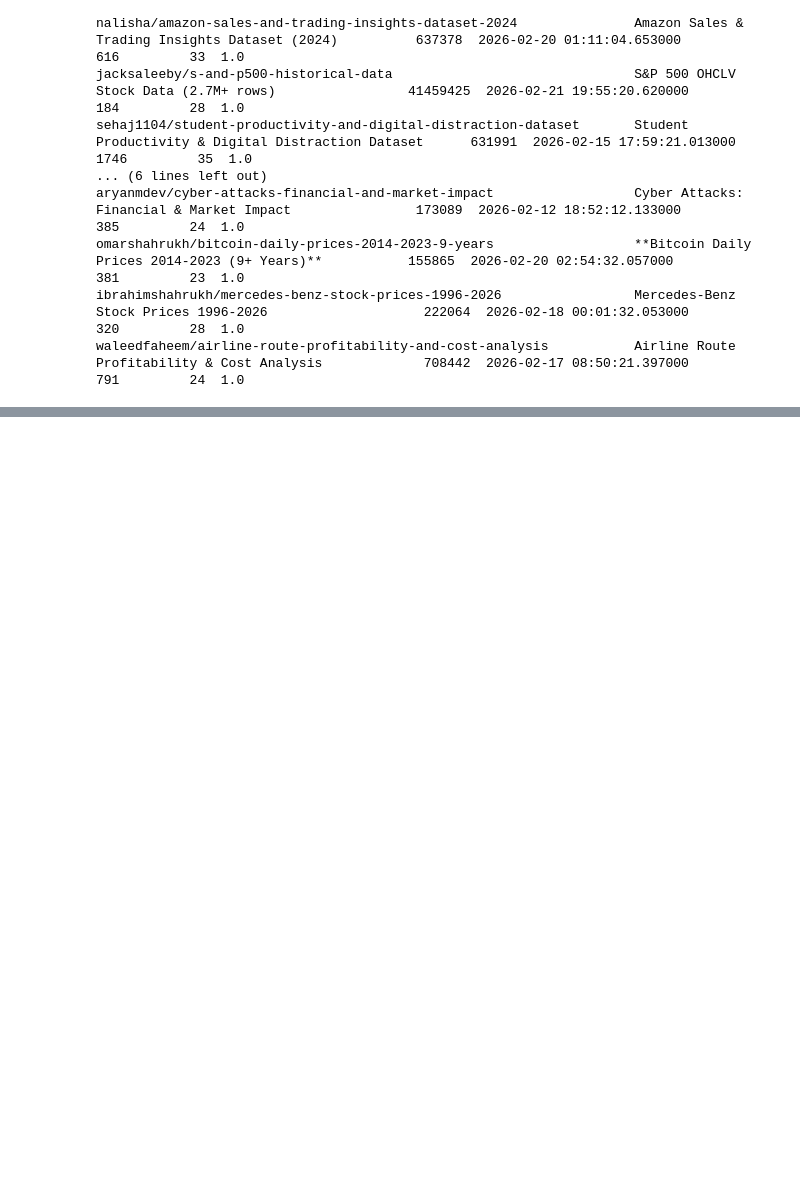
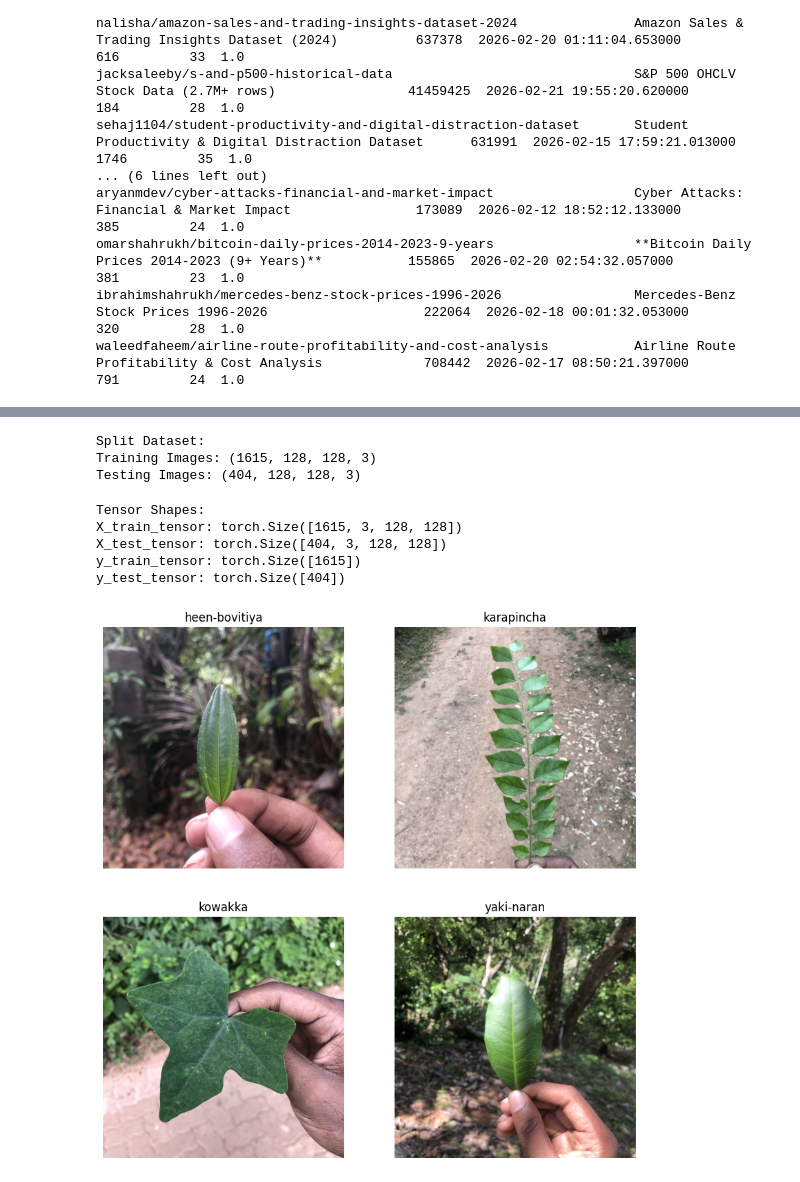
Before and after one commit to ChanikaKavindi/Identifying-Ayurvedic-Leaf-Classifier-, a Jupyter notebook: Implementation_01.ipynb, the cells around one changed output, grey strips where cells are left out. Saved outputs shown, nothing was run; the diff lists cells and outputs as text; code cells hidden in the pictures; blank space fills up the shorter version.

Commit message:
Image Preprocessing

```diff
--- a/Implementation_01.ipynb
+++ b/Implementation_01.ipynb
@@ -139,0 +162,3 @@ KAGGLE_JSON_PATH = "/content/drive/MyDrive/kaggle/kaggle.json"
+# %%
+class_names = sorted(os.listdir(data_path))
+print("Classes Found:", class_names)
@@ -139,0 +167,23 @@ KAGGLE_JSON_PATH = "/content/drive/MyDrive/kaggle/kaggle.json"
+# %%
+IMG_SIZE = 128  # Resize all images to 128x128
+
+images = []
+labels = []
+
+for label, class_name in enumerate(class_names):
+    class_folder = os.path.join(data_path, class_name)
+    for img_name in os.listdir(class_folder):
+        img_path = os.path.join(class_folder, img_name)
+        img = cv2.imread(img_path)
+        if img is not None:
+            img = cv2.resize(img, (IMG_SIZE, IMG_SIZE))
+            images.append(img)
+            labels.append(label)
+
+X = np.array(images)
+y = np.array(labels)
+
+print("\nDataset Loaded:")
+print("Images Shape:", X.shape)
+print("Labels Shape:", y.shape)
+print("Number of Classes:", len(class_names))
@@ -139,0 +213,44 @@ KAGGLE_JSON_PATH = "/content/drive/MyDrive/kaggle/kaggle.json"
+# %%
+X_train, X_test, y_train, y_test = train_test_split(
+    X, y, test_size=0.2, random_state=42, stratify=y
+)
+
+print("\nSplit Dataset:")
+print("Training Images:", X_train.shape)
+print("Testing Images:", X_test.shape)
+# %% [output]
+Split Dataset:
+Training Images: (1615, 128, 128, 3)
+Testing Images: (404, 128, 128, 3)
+# %%
+X_train_tensor = torch.tensor(X_train).permute(0, 3, 1, 2)  # RGB channel first
+X_test_tensor = torch.tensor(X_test).permute(0, 3, 1, 2)
+
+y_train_tensor = torch.tensor(y_train, dtype=torch.long)
+y_test_tensor = torch.tensor(y_test, dtype=torch.long)
+
+print("\nTensor Shapes:")
+print("X_train_tensor:", X_train_tensor.shape)
+print("X_test_tensor:", X_test_tensor.shape)
+print("y_train_tensor:", y_train_tensor.shape)
+print("y_test_tensor:", y_test_tensor.shape)
+# %% [output]
+Tensor Shapes:
+X_train_tensor: torch.Size([1615, 3, 128, 128])
+X_test_tensor: torch.Size([404, 3, 128, 128])
+y_train_tensor: torch.Size([1615])
+y_test_tensor: torch.Size([404])
+# %%
+plt.figure(figsize=(10,10))
+for i, class_name in enumerate(class_names):
+    class_folder = os.path.join(data_path, class_name)
+    img_name = np.random.choice(os.listdir(class_folder))
+    img = cv2.imread(os.path.join(class_folder, img_name))
+    img = cv2.cvtColor(img, cv2.COLOR_BGR2RGB)
+    plt.subplot(2, 2, i+1)
+    plt.imshow(img)
+    plt.title(class_name)
+    plt.axis('off')
+plt.show()
+# %% [output]
+[figure, added]
```
Also changed, not shown: parts of 5 cells of this notebook.
